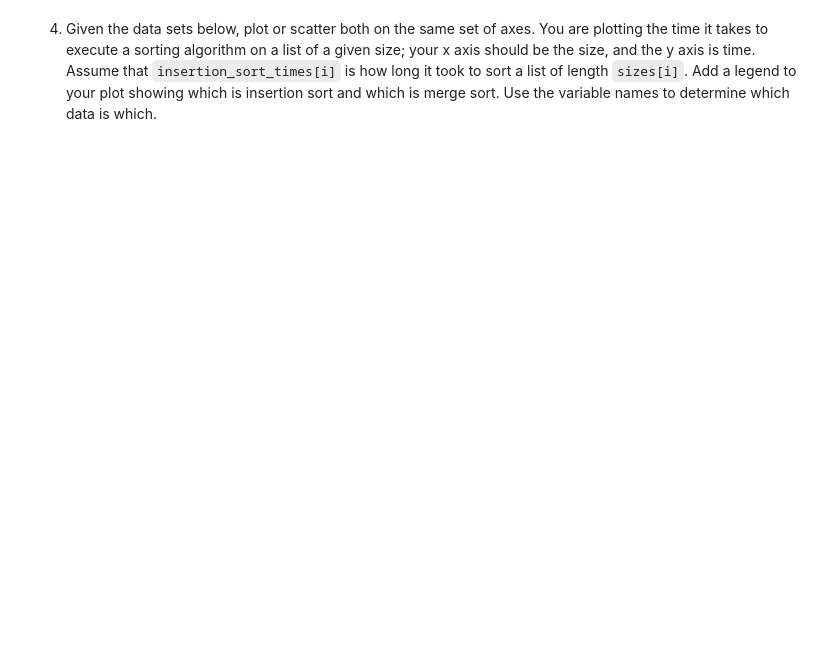
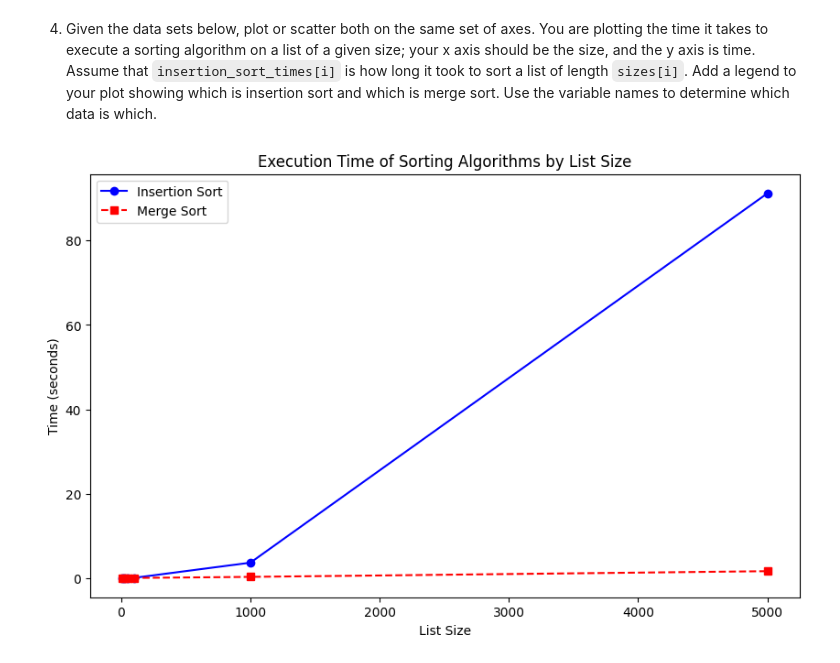
Before and after one commit to albertokabore/Albert-Web-Mining-Project-3, a Jupyter notebook: pyplot.ipynb, the cells around one changed output. Saved outputs shown, nothing was run; the diff lists cells and outputs as text; code cells hidden in the pictures; blank space fills up the shorter version.

```diff
--- a/pyplot.ipynb
+++ b/pyplot.ipynb
@@ -100,3 +100,24 @@ plt.show()
 sizes = [10, 20, 50, 100, 1000, 5000]
 insertion_sort_times = [0.0010252999999999998, 0.0027026999999999954, 0.010147200000000002, 0.0381137, 3.6303399, 91.2180796]
 merge_sort_times = [0.00161889999999687, 0.003635600000009731, 0.0090655000000055, 0.020108000000007564, 0.2687474000000094, 1.6147050999999948]
+# %%
+# Plot both sorting times on the same axes
+plt.figure(figsize=(10, 6))
+
+# Plot insertion sort times
+plt.plot(sizes, insertion_sort_times, label='Insertion Sort', marker='o', linestyle='-', color='blue')
+
+# Plot merge sort times
+plt.plot(sizes, merge_sort_times, label='Merge Sort', marker='s', linestyle='--', color='red')
+
+# Set axis labels and title
+plt.xlabel("List Size")
+plt.ylabel("Time (seconds)")
+plt.title("Execution Time of Sorting Algorithms by List Size")
+
+# Add legend to distinguish between insertion and merge sort
+plt.legend()
+
+plt.show()
+# %% [output]
+[figure, added]
```
Also changed, not shown: parts of 2 cells of this notebook.
